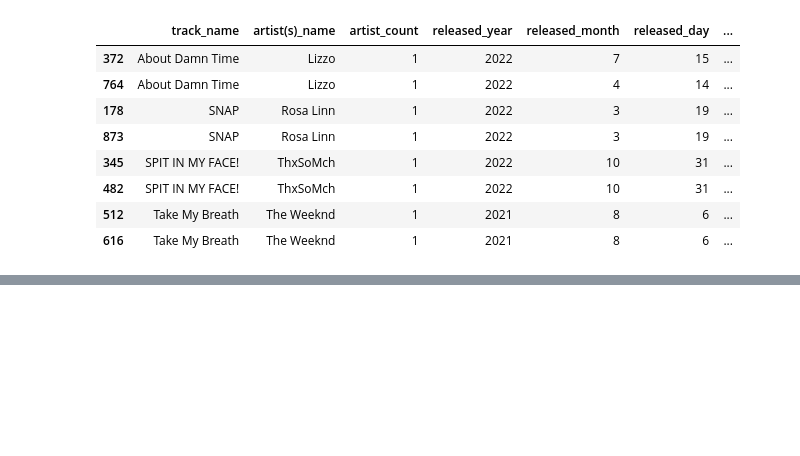
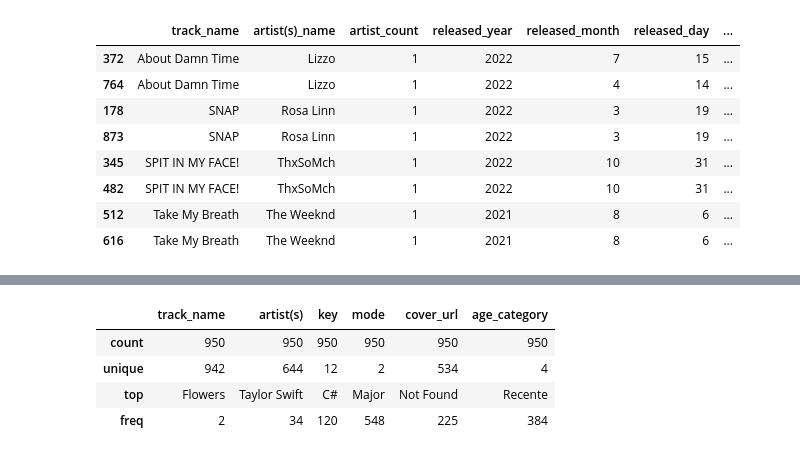
Before and after one commit to Felipeglnd/eda_spotify, a Jupyter notebook: spotify-hit-analysis/notebooks/eda_spotify.ipynb, the cells around one changed output, grey strips where cells are left out. Saved outputs shown, nothing was run; the diff lists cells and outputs as text; code cells hidden in the pictures; blank space fills up the shorter version.

```diff
--- a/spotify-hit-analysis/notebooks/eda_spotify.ipynb
+++ b/spotify-hit-analysis/notebooks/eda_spotify.ipynb
@@ -421,0 +507,33 @@ df['released_date'] = pd.to_datetime(
+# %%
+# ------ CRIAÇÃO DA FEATURE 'AGE_CATEGORY' ------
+
+# Função para segmentar pelo tempo da música
+def faixa_idade(idade):
+    if idade < 1:
+        return 'Nova'
+    if idade < 3:
+        return 'Recente'
+    if idade < 10:
+        return 'Moderado'
+    else:
+        return 'Antigo'
+
+df['age_category'] = df['music_age'].apply(faixa_idade)
+# %%
+# ------ CRIAÇÃO DA FEATURE 'TOTAL_PLAYLIST' ------
+df['total_playlist'] = df['in_spotify_playlists'] + df['in_apple_playlists'] + df['in_deezer_playlists']
+
+# ------ CRIAÇÃO DA FEATURE 'TOTAL_CHARTS' ------
+df['total_charts'] = df['in_spotify_charts'] + df['in_apple_charts'] + df['in_deezer_charts'] + df['in_shazam_charts']
+# %%
+# ------ CRIAÇÃO DA FEATURE 'STREAMS_LOG' ------
+
+# Normalização da popularidade
+df['strams_log'] = np.log1p(df['streams'])
+# %%
+# ------ CRIAÇÃO DA FEATURE 'HIT_LEVEL' ------
+df['hit_level'] = pd.qcut(
+    df['strams_log'],
+    q=4,
+    labels=['Low', 'Medium', 'High', 'Top Hit']
+)
@@ -421,0 +554,8 @@ df['released_date'] = pd.to_datetime(
+# %%
+df.describe(include='str')
+# %% [output]
+|  | track_name | artist(s) | key | mode | cover_url | age_category |
+| count | 950 | 950 | 950 | 950 | 950 | 950 |
+| unique | 942 | 644 | 12 | 2 | 534 | 4 |
+| top | Flowers | Taylor Swift | C# | Major | Not Found | Recente |
+| freq | 2 | 34 | 120 | 548 | 225 | 384 |
```
Also changed, not shown: parts of 32 cells of this notebook.
